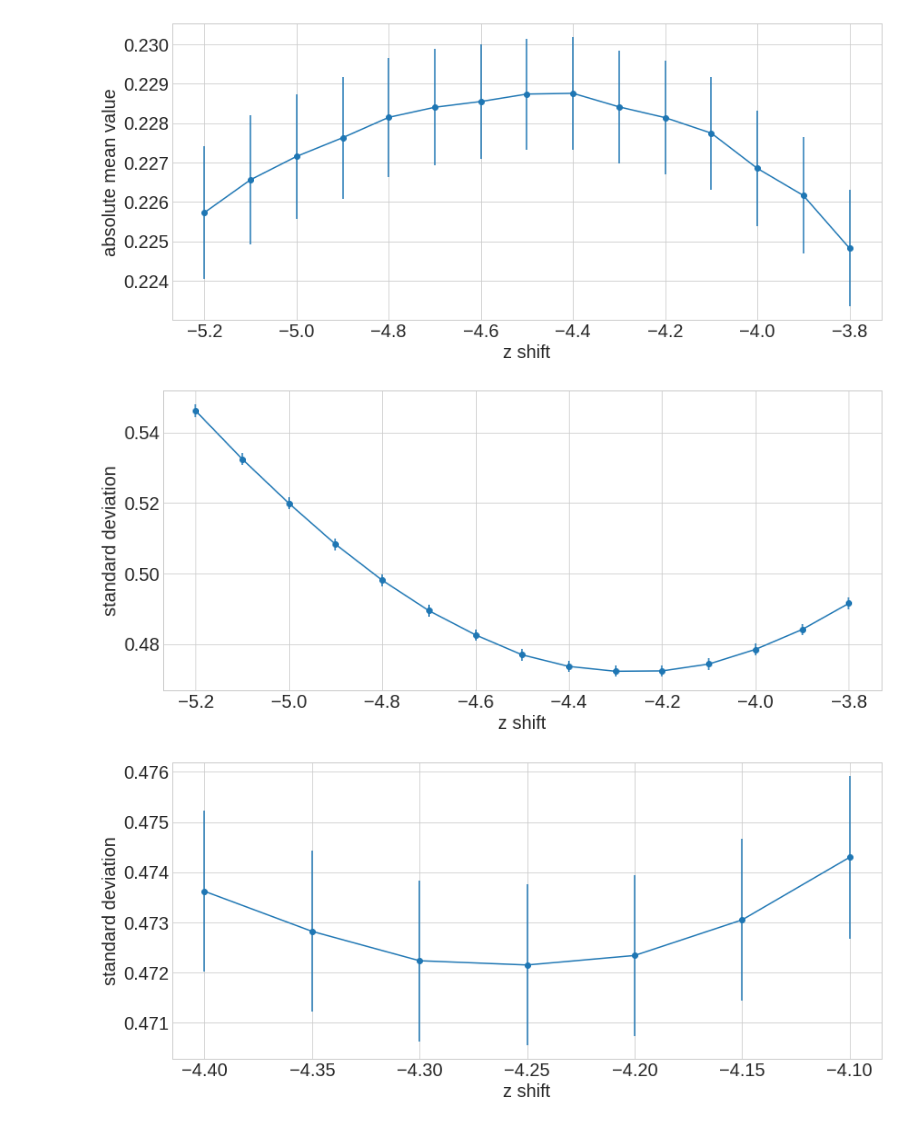
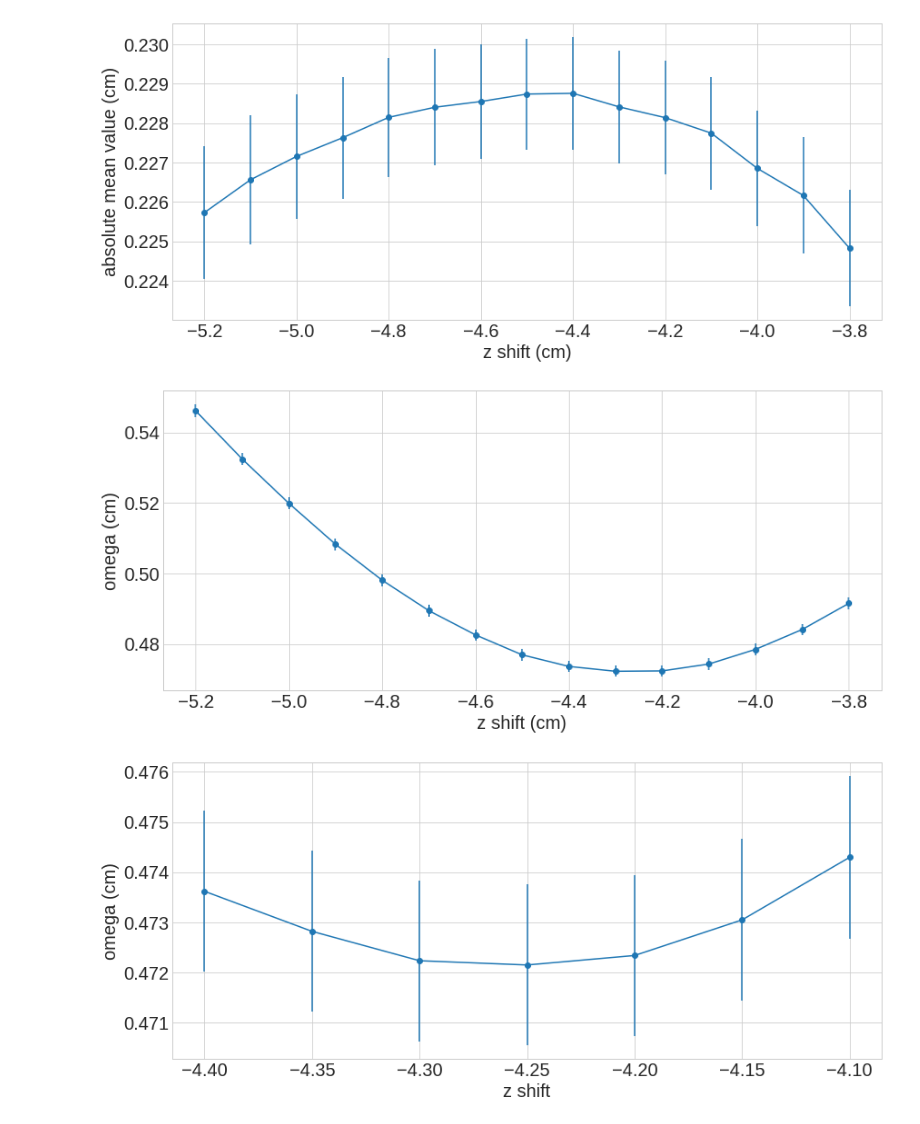
Before and after one commit to bleaktwig/fmt-analysis-old, a Jupyter notebook: jnotebook_plots/mean_omega_vs_zshift.ipynb, the cells around one changed output. Drawn from its saved outputs; the diff is of its cells as text; code cells hidden in the pictures.

```diff
--- a/jnotebook_plots/mean_omega_vs_zshift.ipynb
+++ b/jnotebook_plots/mean_omega_vs_zshift.ipynb
@@ -56,15 +56,15 @@ plot(shift,  stddev,  stddeverr,   0.1 , "z shift", "standard deviation")
 # %%
 shift      = [-5.20,     -5.10,     -5.00,     -4.90,     -4.80,     -4.70,     -4.60,     -4.50,     -4.40,     -4.30,     -4.20,      -4.10,     -4.00,     -3.90,     -3.80]
 absmean    = [ 0.225729,  0.226562,  0.227155,  0.227629,  0.228146,  0.228402,  0.228548,  0.228737,  0.228756,  0.228412,  0.228139,   0.227746,  0.226852,  0.226163,  0.224827]
 stddev     = [ 0.546242,  0.532513,  0.519950,  0.508302,  0.498095,  0.489451,  0.482573,  0.476902,  0.473621,  0.472238,  0.472342,   0.474297,  0.478461,  0.484102,  0.491527]
 absmeanerr = [ 0.001681,  0.001628,  0.001587,  0.001544,  0.001509,  0.001480,  0.001448,  0.001411,  0.001429,  0.001430,  0.001438,   0.001433,  0.001459,  0.001482,  0.001484]
 stddeverr  = [ 0.001847,  0.001794,  0.001748,  0.001707,  0.001674,  0.001647,  0.001625,  0.001609,  0.001604,  0.001604,  0.001609,   0.001620,  0.001634,  0.001654,  0.001678]
 
-plot(shift, absmean, absmeanerr,   0.05, "z shift", "absolute mean value")
-plot(shift,  stddev,  stddeverr,   0.05 , "z shift", "standard deviation")
+plot(shift, absmean, absmeanerr,   0.05, "z shift (cm)", "absolute mean value (cm)")
+plot(shift,  stddev,  stddeverr,   0.05, "z shift (cm)", "omega (cm)")
 # %% [output]
-[figure, old version]
+[figure, new version]
-[figure, old version]
+[figure, new version]
 # %%
 shift      = [-4.40,     -4.35,     -4.30,     -4.25,     -4.20,      -4.15,     -4.10]
 absmean    = [ 0.228756,  0.228551,  0.228412,  0.228284,  0.228139,   0.227979,  0.227746]
@@ -72,6 +72,6 @@ stddev     = [ 0.473621,  0.472823,  0.472238,  0.472153,  0.472342,   0.473051,
 absmeanerr = [ 0.001429,  0.001442,  0.001430,  0.001433,  0.001438,   0.001429,  0.001433]
 stddeverr  = [ 0.001604,  0.001604,  0.001604,  0.001606,  0.001609,   0.001614,  0.001620]
 
-plot(shift,  stddev,  stddeverr,   0.05 , "z shift", "standard deviation")
+plot(shift,  stddev,  stddeverr,   0.05 , "z shift", "omega (cm)")
 # %% [output]
-[figure, old version]
+[figure, new version]
```
Also changed, not shown: parts of 2 cells of this notebook, 8 other files.
